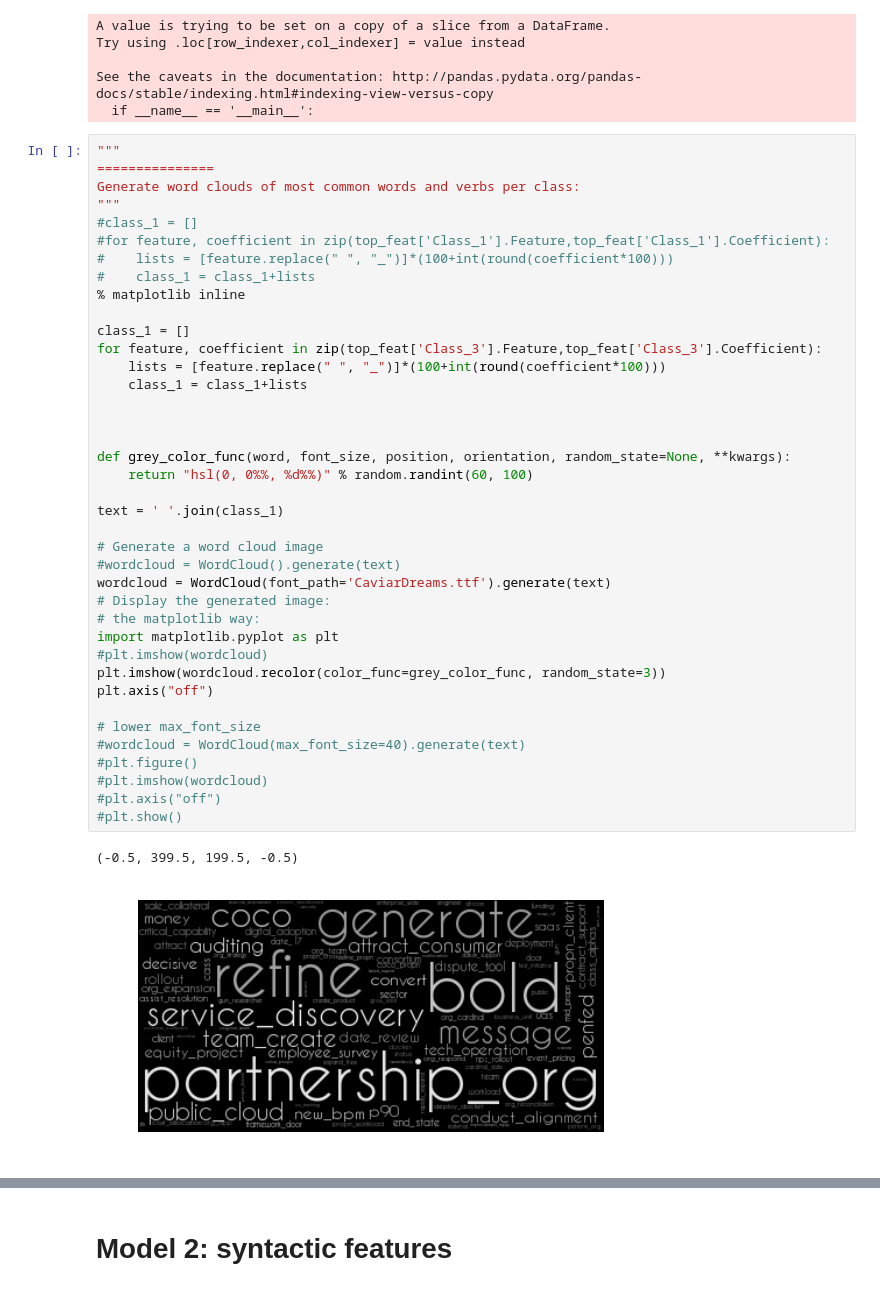
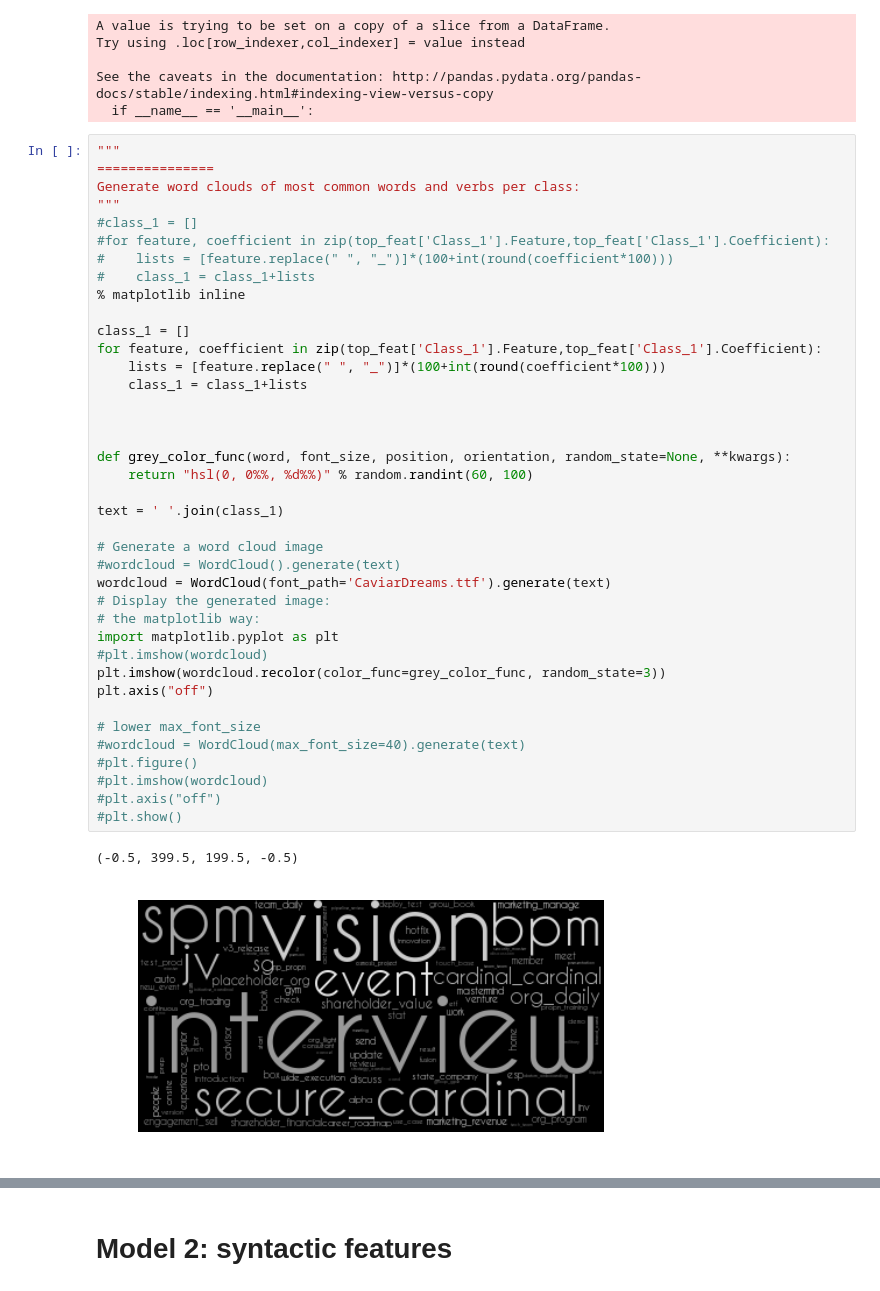
Before and after one commit to marleneguraieb/Insight_project, a Jupyter notebook: CrossLead_pred_model.ipynb, the cells around one changed output, grey strips where cells are left out. Cells and saved outputs as stored; diff of their text form.

```diff
--- a/CrossLead_pred_model.ipynb
+++ b/CrossLead_pred_model.ipynb
@@ -579,36 +588,36 @@ Generate word clouds of most common words and verbs per class:
 % matplotlib inline
 
 class_1 = []
-for feature, coefficient in zip(top_feat['Class_3'].Feature,top_feat['Class_3'].Coefficient):
+for feature, coefficient in zip(top_feat['Class_1'].Feature,top_feat['Class_1'].Coefficient):
     lists = [feature.replace(" ", "_")]*(100+int(round(coefficient*100)))
     class_1 = class_1+lists
 
 
 
 def grey_color_func(word, font_size, position, orientation, random_state=None, **kwargs):
     return "hsl(0, 0%%, %d%%)" % random.randint(60, 100)
 
 text = ' '.join(class_1)
 
 # Generate a word cloud image
 #wordcloud = WordCloud().generate(text)
 wordcloud = WordCloud(font_path='CaviarDreams.ttf').generate(text)
 # Display the generated image:
 # the matplotlib way:
 import matplotlib.pyplot as plt
 #plt.imshow(wordcloud)
 plt.imshow(wordcloud.recolor(color_func=grey_color_func, random_state=3))
 plt.axis("off")
 
 # lower max_font_size
 #wordcloud = WordCloud(max_font_size=40).generate(text)
 #plt.figure()
 #plt.imshow(wordcloud)
 #plt.axis("off")
 #plt.show()
 # %% [output]
 (-0.5, 399.5, 199.5, -0.5)
-[figure, old version]
+[figure, new version]
 # %%
 #Feature finder!
 #data_text.loc[(data_text.loc[:,'BoW'].str.contains(top_feat['Class_4'].loc[10,'Feature'])==True),'X']
```
Also changed, not shown: parts of 51 cells of this notebook.
